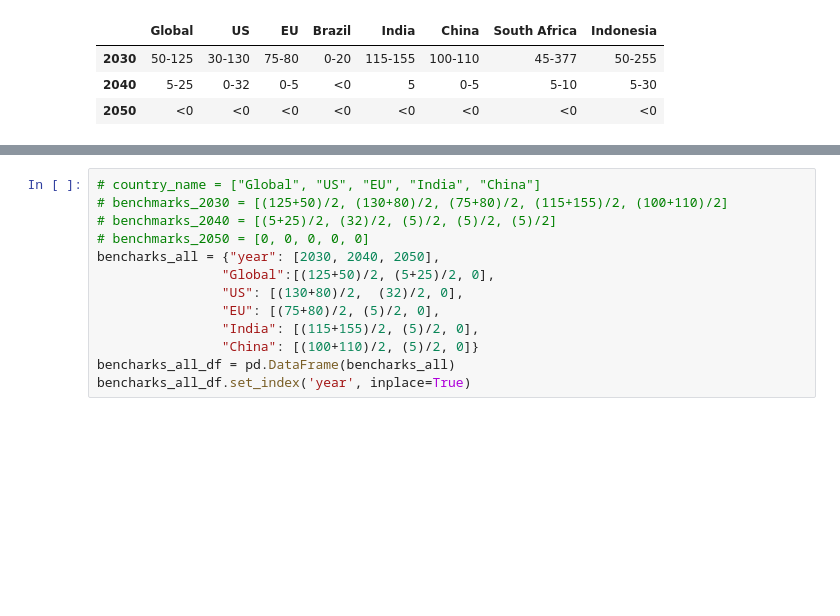
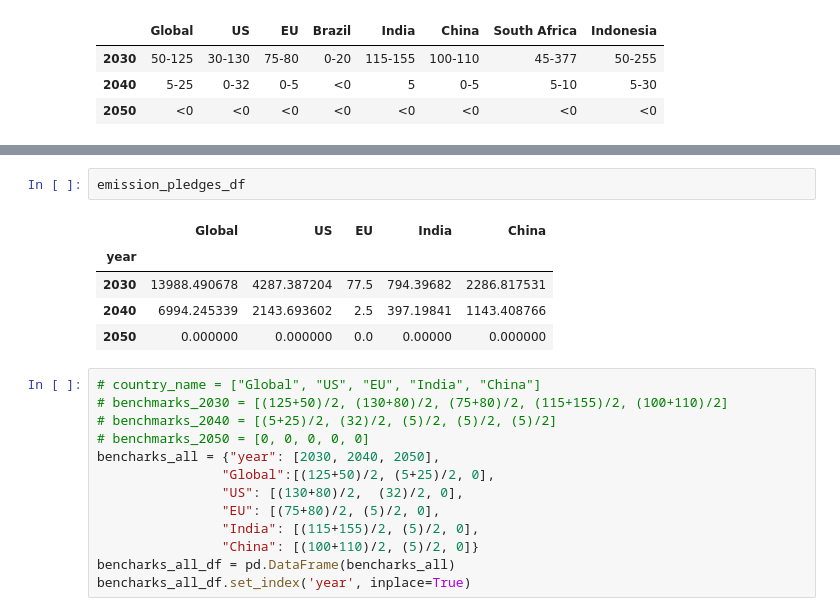
Before and after one commit to yuyhong23/One-Hot_Future, a Jupyter notebook: machine_learning/yuying/allenergy_emission_predictions.ipynb, the cells around one changed output, grey strips where cells are left out. Cells and saved outputs as stored; diff of their text form; blank space fills up the shorter version.

```diff
--- a/machine_learning/yuying/allenergy_emission_predictions.ipynb
+++ b/machine_learning/yuying/allenergy_emission_predictions.ipynb
@@ -1138,3 +1165,11 @@ emission_benchmarksT
+# %%
+emission_pledges_df
+# %% [output]
+|  | Global | US | EU | India | China |
+| year |  |  |  |  |  |
+| 2030 | 13988.490678 | 4287.387204 | 77.5 | 794.39682 | 2286.817531 |
+| 2040 | 6994.245339 | 2143.693602 | 2.5 | 397.19841 | 1143.408766 |
+| 2050 | 0.000000 | 0.000000 | 0.0 | 0.00000 | 0.000000 |
 # %%
 # country_name = ["Global", "US", "EU", "India", "China"]
 # benchmarks_2030 = [(125+50)/2, (130+80)/2, (75+80)/2, (115+155)/2, (100+110)/2]
```
Also changed, not shown: parts of 4 cells of this notebook.
